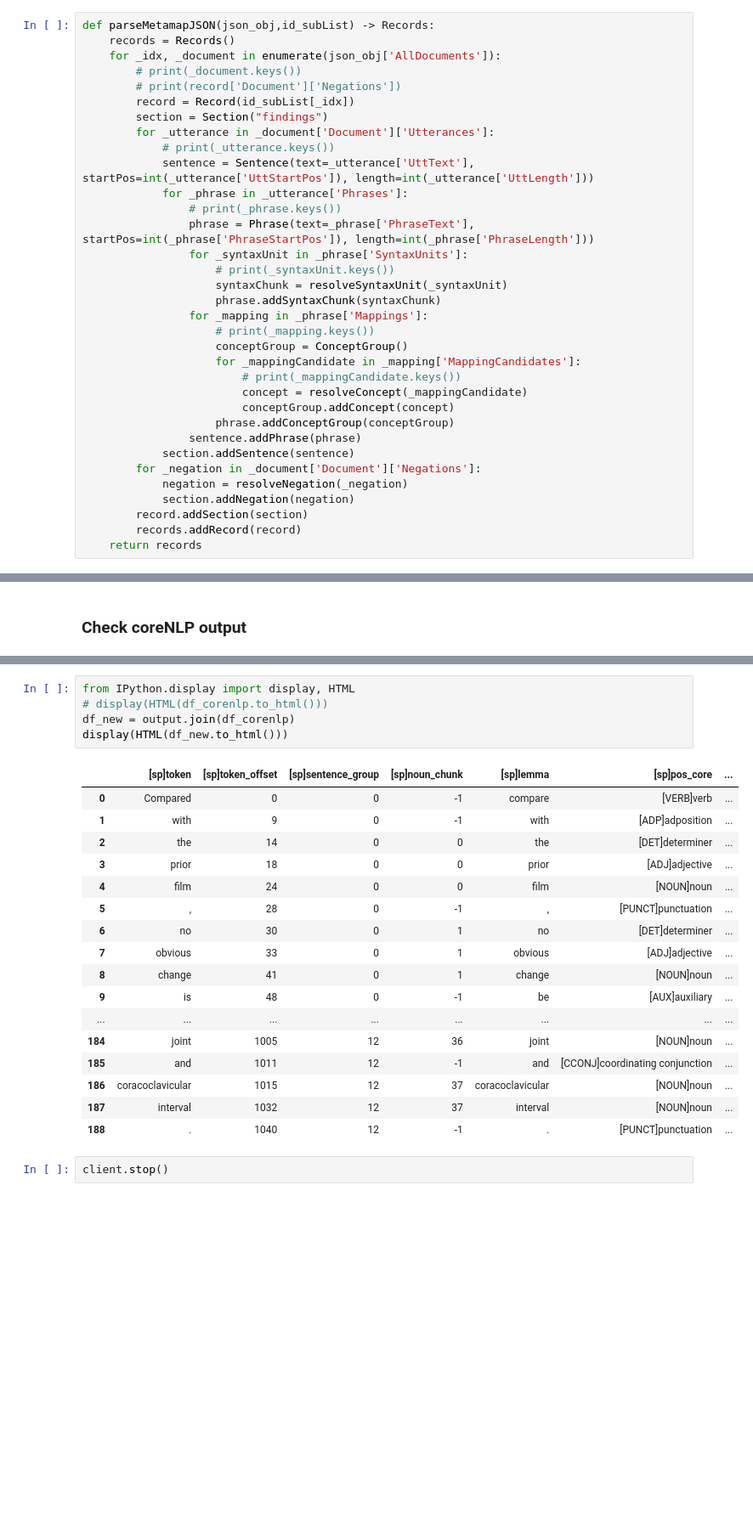
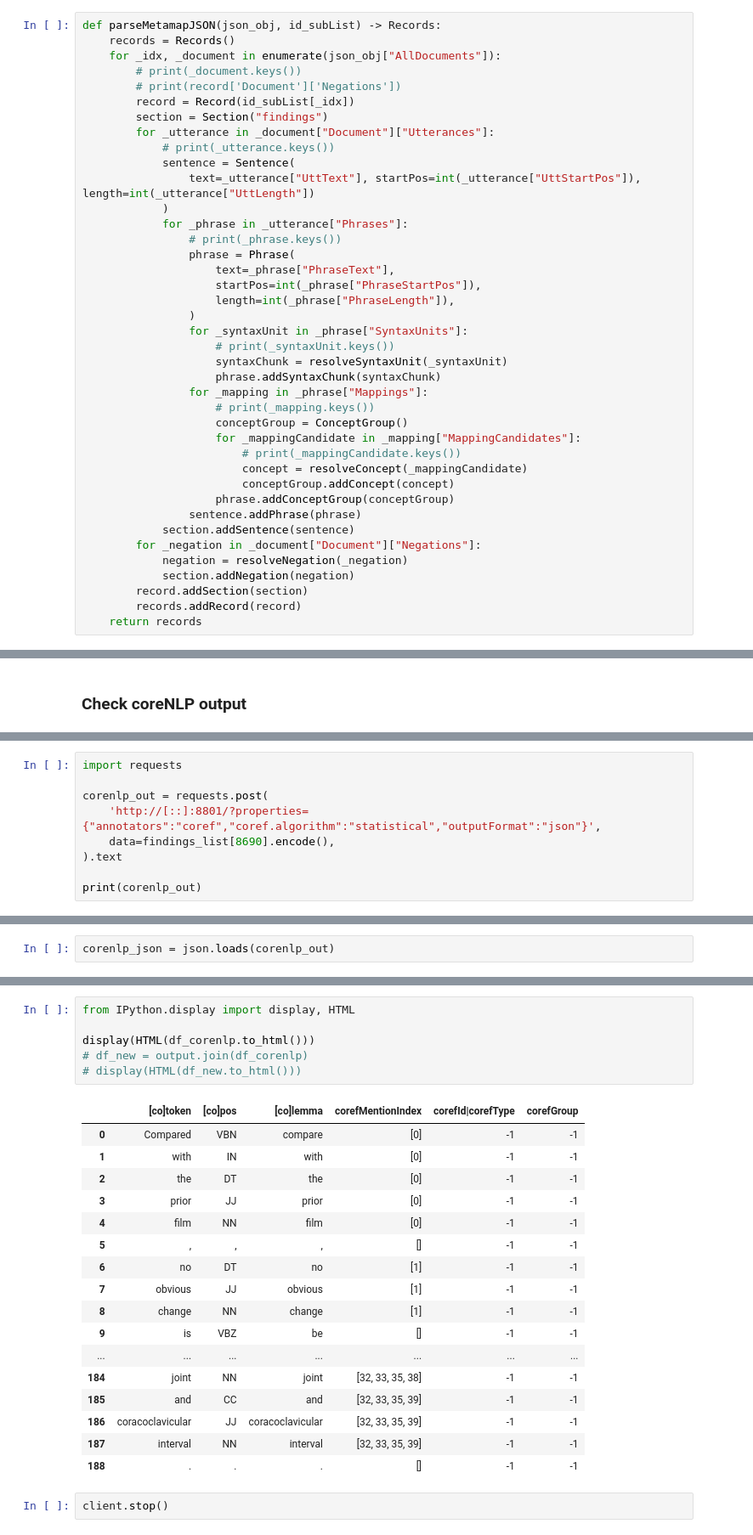
Before and after one commit to yxliao95/structured_reporting, a Jupyter notebook: 2_information_extraction_integrated.ipynb, the cells around one changed output, grey strips where cells are left out. Shown at 85% size. Drawn from its saved outputs; the diff is of its cells as text; blank space fills up the shorter version.

Commit message:
Use http requests instrad of Stanza coreNLP client

```diff
--- a/2_information_extraction_integrated.ipynb
+++ b/2_information_extraction_integrated.ipynb
@@ -268,34 +324,40 @@ def resolveNegation(negation):
 # %% [markdown]
 Method to resolve JSON format output
 # %%
-def parseMetamapJSON(json_obj,id_subList) -> Records:
+def parseMetamapJSON(json_obj, id_subList) -> Records:
     records = Records()
-    for _idx, _document in enumerate(json_obj['AllDocuments']):
+    for _idx, _document in enumerate(json_obj["AllDocuments"]):
         # print(_document.keys())
         # print(record['Document']['Negations'])
         record = Record(id_subList[_idx])
         section = Section("findings")
-        for _utterance in _document['Document']['Utterances']:
+        for _utterance in _document["Document"]["Utterances"]:
             # print(_utterance.keys())
-            sentence = Sentence(text=_utterance['UttText'], startPos=int(_utterance['UttStartPos']), length=int(_utterance['UttLength']))
-            for _phrase in _utterance['Phrases']:
+            sentence = Sentence(
+                text=_utterance["UttText"], startPos=int(_utterance["UttStartPos"]), length=int(_utterance["UttLength"])
+            )
+            for _phrase in _utterance["Phrases"]:
                 # print(_phrase.keys())
-                phrase = Phrase(text=_phrase['PhraseText'], startPos=int(_phrase['PhraseStartPos']), length=int(_phrase['PhraseLength']))
-                for _syntaxUnit in _phrase['SyntaxUnits']:
+                phrase = Phrase(
+                    text=_phrase["PhraseText"],
+                    startPos=int(_phrase["PhraseStartPos"]),
+                    length=int(_phrase["PhraseLength"]),
+                )
+                for _syntaxUnit in _phrase["SyntaxUnits"]:
                     # print(_syntaxUnit.keys())
                     syntaxChunk = resolveSyntaxUnit(_syntaxUnit)
                     phrase.addSyntaxChunk(syntaxChunk)
-                for _mapping in _phrase['Mappings']:
+                for _mapping in _phrase["Mappings"]:
                     # print(_mapping.keys())
                     conceptGroup = ConceptGroup()
-                    for _mappingCandidate in _mapping['MappingCandidates']:
+                    for _mappingCandidate in _mapping["MappingCandidates"]:
                         # print(_mappingCandidate.keys())
                         concept = resolveConcept(_mappingCandidate)
                         conceptGroup.addConcept(concept)
                     phrase.addConceptGroup(conceptGroup)
                 sentence.addPhrase(phrase)
             section.addSentence(sentence)
-        for _negation in _document['Document']['Negations']:
+        for _negation in _document["Document"]["Negations"]:
             negation = resolveNegation(_negation)
             section.addNegation(negation)
         record.addSection(section)
@@ -649,0 +732,9 @@ sentence {
+# %%
+import requests
+
+corenlp_out = requests.post(
+    'http://[::]:8801/?properties={"annotators":"coref","coref.algorithm":"statistical","outputFormat":"json"}',
+    data=findings_list[8690].encode(),
+).text
+
+print(corenlp_out)
@@ -650,3 +759,5 @@ sentence {
+# %%
+corenlp_json = json.loads(corenlp_out)
 # %%
 CORENLP_PREFIXX = "[co]"
 CORENLP_COLUMN_NAME = {
@@ -718,27 +845,28 @@ df_corenlp = pd.DataFrame({
 184
 # %%
 from IPython.display import display, HTML
-# display(HTML(df_corenlp.to_html()))
-df_new = output.join(df_corenlp)
-display(HTML(df_new.to_html()))
+
+display(HTML(df_corenlp.to_html()))
+# df_new = output.join(df_corenlp)
+# display(HTML(df_new.to_html()))
 # %% [output]
-|  | [sp]token | [sp]token_offset | [sp]sentence_group | [sp]noun_chunk | [sp]lemma | [sp]pos_core | ... |
-| 0 | Compared | 0 | 0 | -1 | compare | [VERB]verb | ... |
-| 1 | with | 9 | 0 | -1 | with | [ADP]adposition | ... |
-| 2 | the | 14 | 0 | 0 | the | [DET]determiner | ... |
-| 3 | prior | 18 | 0 | 0 | prior | [ADJ]adjective | ... |
-| 4 | film | 24 | 0 | 0 | film | [NOUN]noun | ... |
-| 5 | , | 28 | 0 | -1 | , | [PUNCT]punctuation | ... |
-| 6 | no | 30 | 0 | 1 | no | [DET]determiner | ... |
-| 7 | obvious | 33 | 0 | 1 | obvious | [ADJ]adjective | ... |
-| 8 | change | 41 | 0 | 1 | change | [NOUN]noun | ... |
-| 9 | is | 48 | 0 | -1 | be | [AUX]auxiliary | ... |
-| ... | ... | ... | ... | ... | ... | ... | ... |
-| 184 | joint | 1005 | 12 | 36 | joint | [NOUN]noun | ... |
-| 185 | and | 1011 | 12 | -1 | and | [CCONJ]coordinating conjunction | ... |
-| 186 | coracoclavicular | 1015 | 12 | 37 | coracoclavicular | [NOUN]noun | ... |
-| 187 | interval | 1032 | 12 | 37 | interval | [NOUN]noun | ... |
-| 188 | . | 1040 | 12 | -1 | . | [PUNCT]punctuation | ... |
+|  | [co]token | [co]pos | [co]lemma | corefMentionIndex | corefId|corefType | corefGroup |
+| 0 | Compared | VBN | compare | [0] | -1 | -1 |
+| 1 | with | IN | with | [0] | -1 | -1 |
+| 2 | the | DT | the | [0] | -1 | -1 |
+| 3 | prior | JJ | prior | [0] | -1 | -1 |
+| 4 | film | NN | film | [0] | -1 | -1 |
+| 5 | , | , | , | [] | -1 | -1 |
+| 6 | no | DT | no | [1] | -1 | -1 |
+| 7 | obvious | JJ | obvious | [1] | -1 | -1 |
+| 8 | change | NN | change | [1] | -1 | -1 |
+| 9 | is | VBZ | be | [] | -1 | -1 |
+| ... | ... | ... | ... | ... | ... | ... |
+| 184 | joint | NN | joint | [32, 33, 35, 38] | -1 | -1 |
+| 185 | and | CC | and | [32, 33, 35, 39] | -1 | -1 |
+| 186 | coracoclavicular | JJ | coracoclavicular | [32, 33, 35, 39] | -1 | -1 |
+| 187 | interval | NN | interval | [32, 33, 35, 39] | -1 | -1 |
+| 188 | . | . | . | [] | -1 | -1 |
 # %%
 client.stop()
 # %% [markdown]
```
Also changed, not shown: parts of 18 cells of this notebook.
